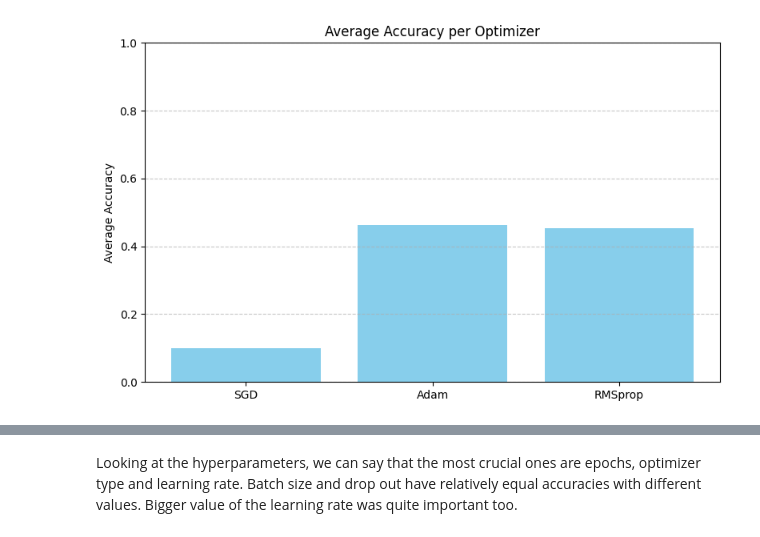
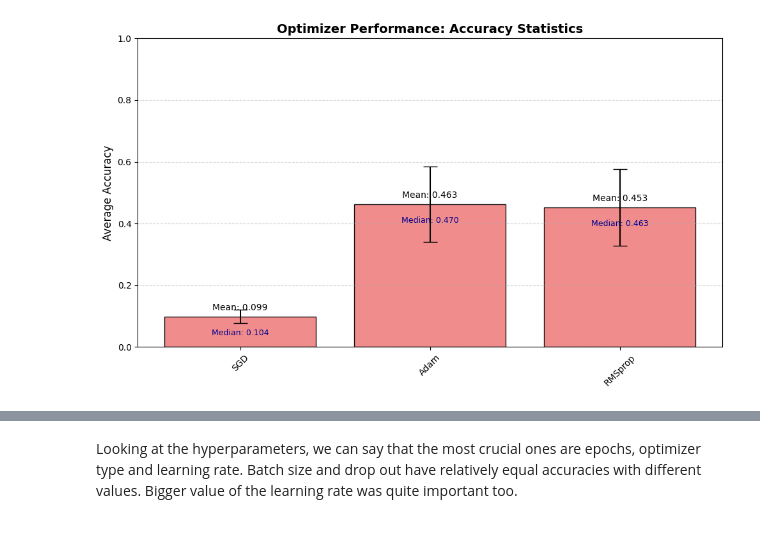
Before and after one commit to volodymyrkir/python_neural_nets, a Jupyter notebook: tasks/course_5/task_2.ipynb, the cells around one changed output, grey strips where cells are left out. Drawn from its saved outputs; the diff is of its cells as text; code cells hidden in the pictures.

Commit message:
added statistics

```diff
--- a/tasks/course_5/task_2.ipynb
+++ b/tasks/course_5/task_2.ipynb
@@ -168,22 +168,38 @@ Batch: 64, Epochs: 20, Learning rate: 0.0001, Dropout: 0.2, Opt: RMSprop Acc: 0.
 # %%
 optimizer_scores = defaultdict(list)
 for res in results:
     optimizer_name = res[4]
     best_acc = res[5]
     optimizer_scores[optimizer_name].append(best_acc)
 
-avg_acc_per_optimizer = {opt: np.mean(accs) for opt, accs in optimizer_scores.items()}
+optimizer_stats = {}
+for opt, accs in optimizer_scores.items():
+    optimizer_stats[opt] = {
+        "mean": np.mean(accs),
+        "median": np.median(accs),
+        "std": np.std(accs)
+    }
 
-# Plotting average accuracy per optimizer
-plt.figure(figsize=(8, 5))
-plt.bar(avg_acc_per_optimizer.keys(), avg_acc_per_optimizer.values(), color='skyblue')
-plt.ylabel('Average Accuracy')
-plt.title('Average Accuracy per Optimizer')
+optimizers = list(optimizer_stats.keys())
+means = [optimizer_stats[opt]["mean"] for opt in optimizers]
+medians = [optimizer_stats[opt]["median"] for opt in optimizers]
+stds = [optimizer_stats[opt]["std"] for opt in optimizers]
+
+plt.figure(figsize=(10, 6))
+bars = plt.bar(optimizers, means, yerr=stds, capsize=8, color='lightcoral', edgecolor='black', alpha=0.9)
+
+for i, (mean_val, median_val) in enumerate(zip(means, medians)):
+    plt.text(i, mean_val + 0.02, f"Mean: {mean_val:.3f}", ha='center', fontsize=10, color='black')
+    plt.text(i, mean_val - 0.06, f"Median: {median_val:.3f}", ha='center', fontsize=9, color='darkblue')
+
+plt.title("Optimizer Performance: Accuracy Statistics", fontsize=14, weight='bold')
+plt.ylabel("Average Accuracy", fontsize=12)
 plt.ylim(0, 1)
-plt.grid(axis='y', linestyle='--', alpha=0.7)
+plt.grid(axis='y', linestyle='--', alpha=0.5)
+plt.xticks(rotation=45)
 plt.tight_layout()
 plt.show()
 # %% [output]
-[figure, old version]
+[figure, new version]
 # %%
 def plot_param_performance(param_name, index, title):
```
Also changed, not shown: parts of 2 cells of this notebook.
